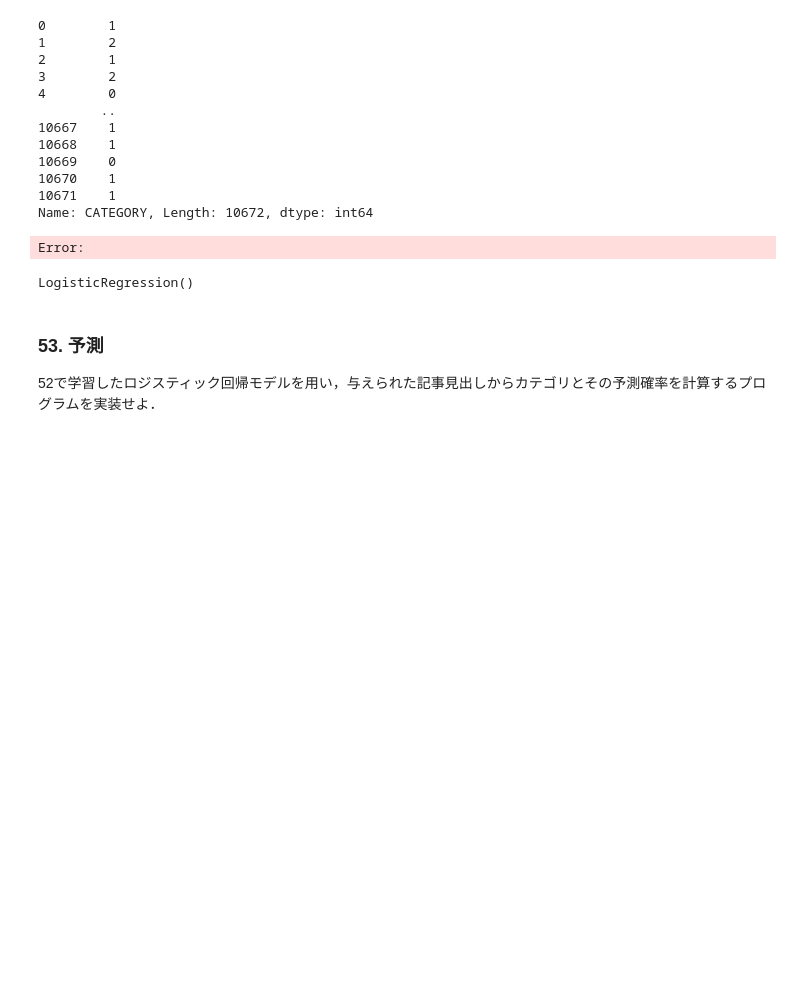
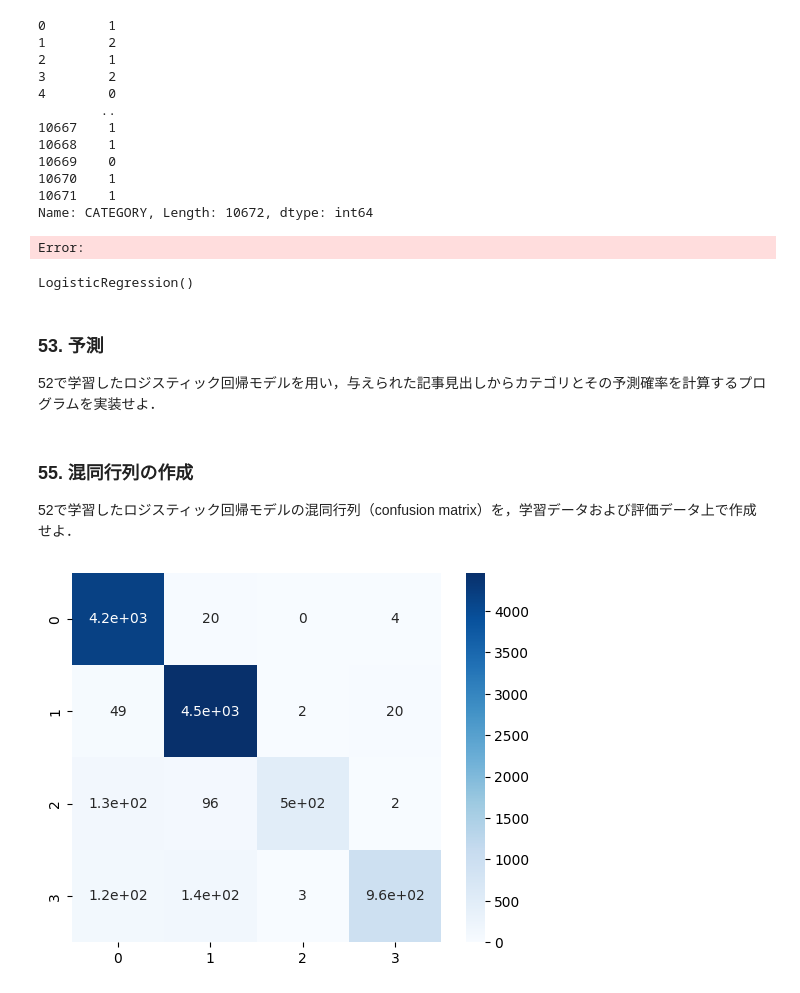
Before and after one commit to maruki3594/nlp100_practice, a Jupyter notebook: No6.ipynb, the cells around one changed output. Drawn from its saved outputs; the diff is of its cells as text; code cells hidden in the pictures; blank space fills up the shorter version.

```diff
--- a/No6.ipynb
+++ b/No6.ipynb
@@ -187,9 +188,9 @@ X = df_tr.iloc[:,2:].values.tolist()
 # %% [output]
 Error:
 # %%
-Y = df_tr["CATEGORY"].values.tolist()
+Y_ = df_tr["CATEGORY"].values.tolist()
 # %%
 lr = LogisticRegression()
-lr.fit(X, Y)
+lr.fit(X, Y_)
 # %% [output]
 LogisticRegression()
@@ -212,3 +218,6 @@ def Decoder(code):
 # %%
 df = pd.read_csv('./test.feature.txt', sep='\t', index_col=0)
 df_y = df["CATEGORY"].map(Encoder)
+# %% [markdown]
+### 55. 混同行列の作成
+52で学習したロジスティック回帰モデルの混同行列（confusion matrix）を，学習データおよび評価データ上で作成せよ．
@@ -214,0 +230,29 @@ df_y = df["CATEGORY"].map(Encoder)
+# %%
+def Encoder(sign):
+    if sign == "e":
+        code = 0
+    elif sign == "b":
+        code = 1
+    elif sign == "m":
+        code = 2
+    elif sign == "t":
+        code = 3
+    else:
+        pass
+    return code
+# %%
+def createCM(name):
+    labels = [0, 1, 2, 3]
+    df = pd.read_csv(f'./{name}.feature.txt', sep='\t', index_col = 0)
+    df_y = df['CATEGORY'].map(Encoder)
+    Y_ = df_y.values.tolist()
+    Y_pred_ = pickle.load(open(f'./Y_pred_{name}.sav', 'rb'))
+    # print(Y_train)
+    # print(Y_pred_train)
+
+    cm = confusion_matrix(Y_, Y_pred_, labels=labels)
+    df_cm = pd.DataFrame(data=cm, index=['e', 'b', 'm', 't'], columns=['e', 'b', 'm', 't'])
+    sns.heatmap(cm, square=True, cbar=True, annot=True, cmap='Blues')
+    plt.show()
+# %% [output]
+[figure, added]
```
Also changed, not shown: parts of 4 cells of this notebook, 4 other files.
